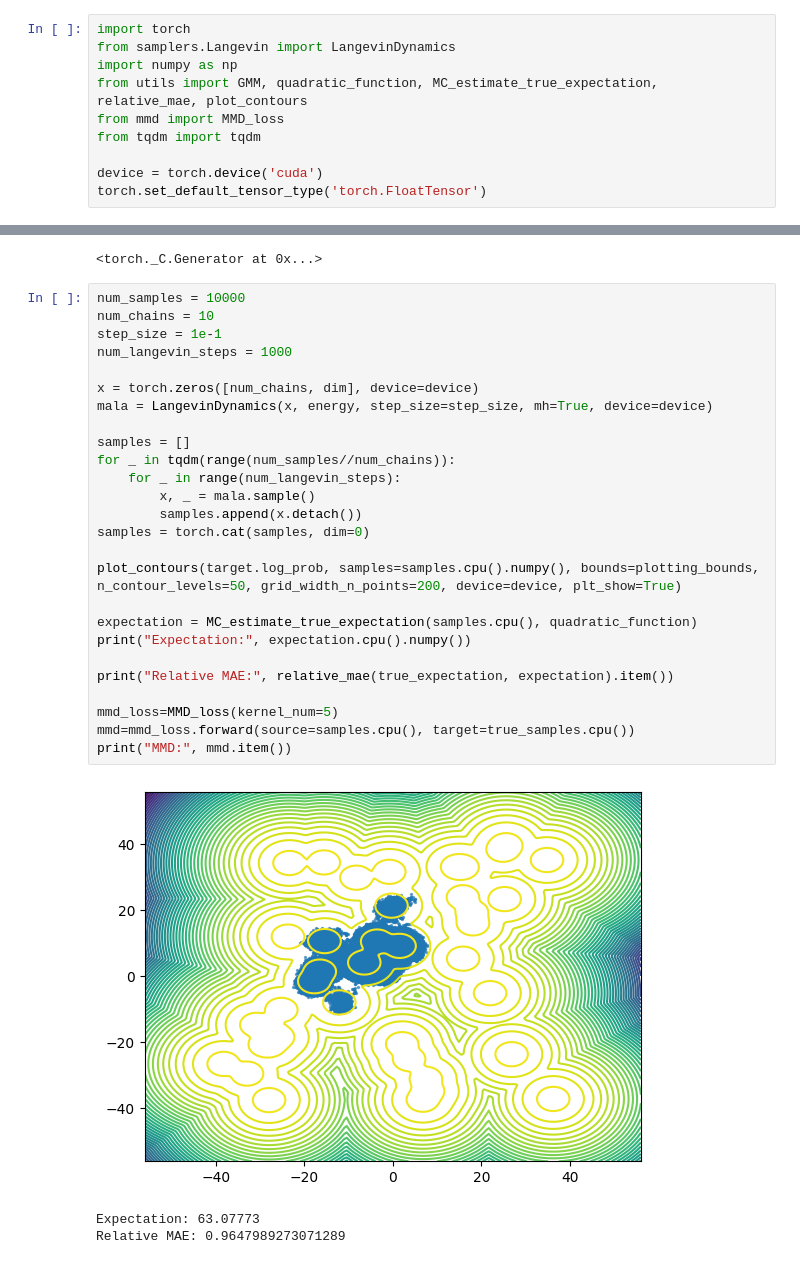
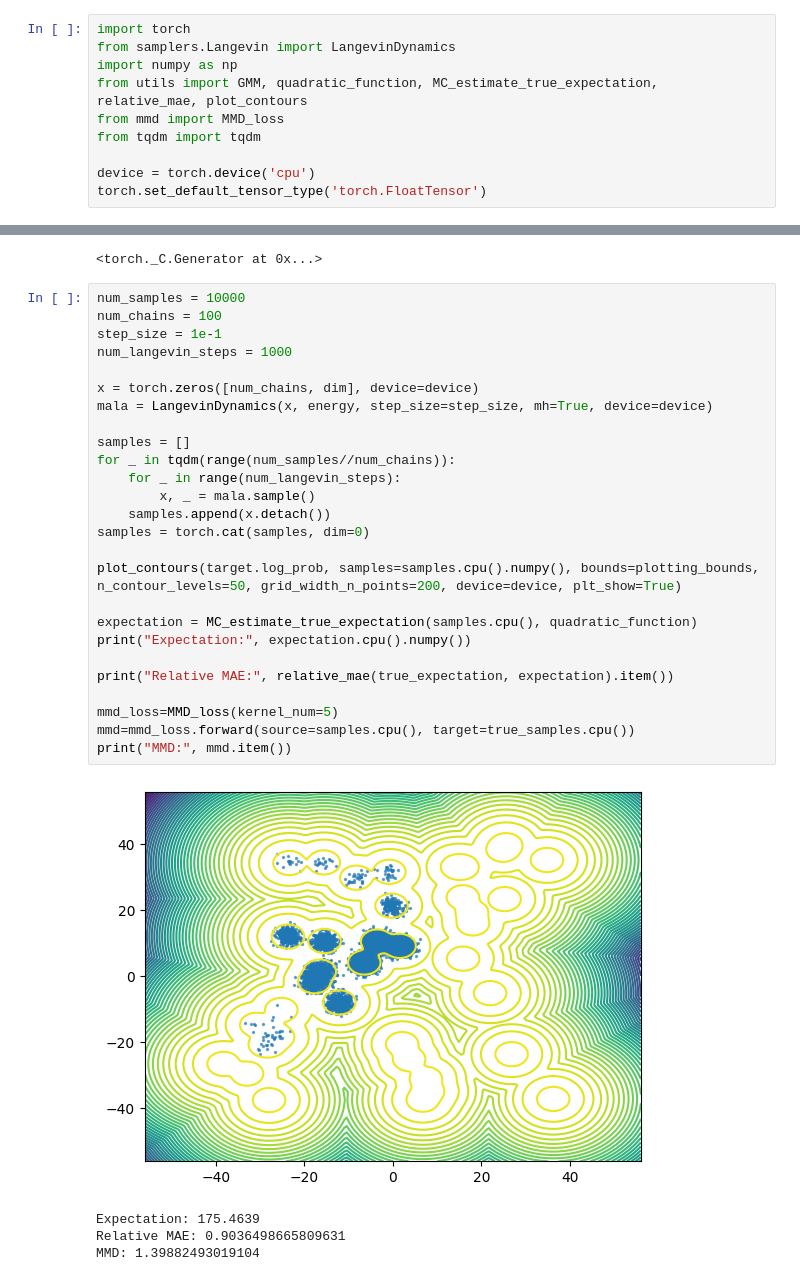
Before and after one commit to Wenlin-Chen/DiGS, a Jupyter notebook: MoG-40/MALA.ipynb, the cells around one changed output, grey strips where cells are left out. Cells and saved outputs as stored; diff of their text form.

```diff
--- a/MoG-40/MALA.ipynb
+++ b/MoG-40/MALA.ipynb
@@ -9,7 +9,7 @@ from utils import GMM, quadratic_function, MC_estimate_true_expectation, relativ
 from mmd import MMD_loss
 from tqdm import tqdm
 
-device = torch.device('cuda')
+device = torch.device('cpu')
 torch.set_default_tensor_type('torch.FloatTensor')
 # %%
 dim = 2
@@ -43,31 +43,32 @@ torch.manual_seed(SEED)
 <torch._C.Generator at 0x...>
 # %%
 num_samples = 10000
-num_chains = 10
+num_chains = 100
 step_size = 1e-1
 num_langevin_steps = 1000
 
 x = torch.zeros([num_chains, dim], device=device)
 mala = LangevinDynamics(x, energy, step_size=step_size, mh=True, device=device)
 
 samples = []
 for _ in tqdm(range(num_samples//num_chains)):
     for _ in range(num_langevin_steps):
         x, _ = mala.sample()
-        samples.append(x.detach())
+    samples.append(x.detach())
 samples = torch.cat(samples, dim=0)
 
 plot_contours(target.log_prob, samples=samples.cpu().numpy(), bounds=plotting_bounds, n_contour_levels=50, grid_width_n_points=200, device=device, plt_show=True)
 
 expectation = MC_estimate_true_expectation(samples.cpu(), quadratic_function)
 print("Expectation:", expectation.cpu().numpy())
 
 print("Relative MAE:", relative_mae(true_expectation, expectation).item())
 
 mmd_loss=MMD_loss(kernel_num=5)
 mmd=mmd_loss.forward(source=samples.cpu(), target=true_samples.cpu())
 print("MMD:", mmd.item())
 # %% [output]
-[figure, old version]
+[figure, new version]
-Expectation: 63.07773
-Relative MAE: 0.9647989273071289
+Expectation: 175.4639
+Relative MAE: 0.9036498665809631
+MMD: 1.39882493019104
```
Also changed, not shown: parts of 2 cells of this notebook, 3 other files.
